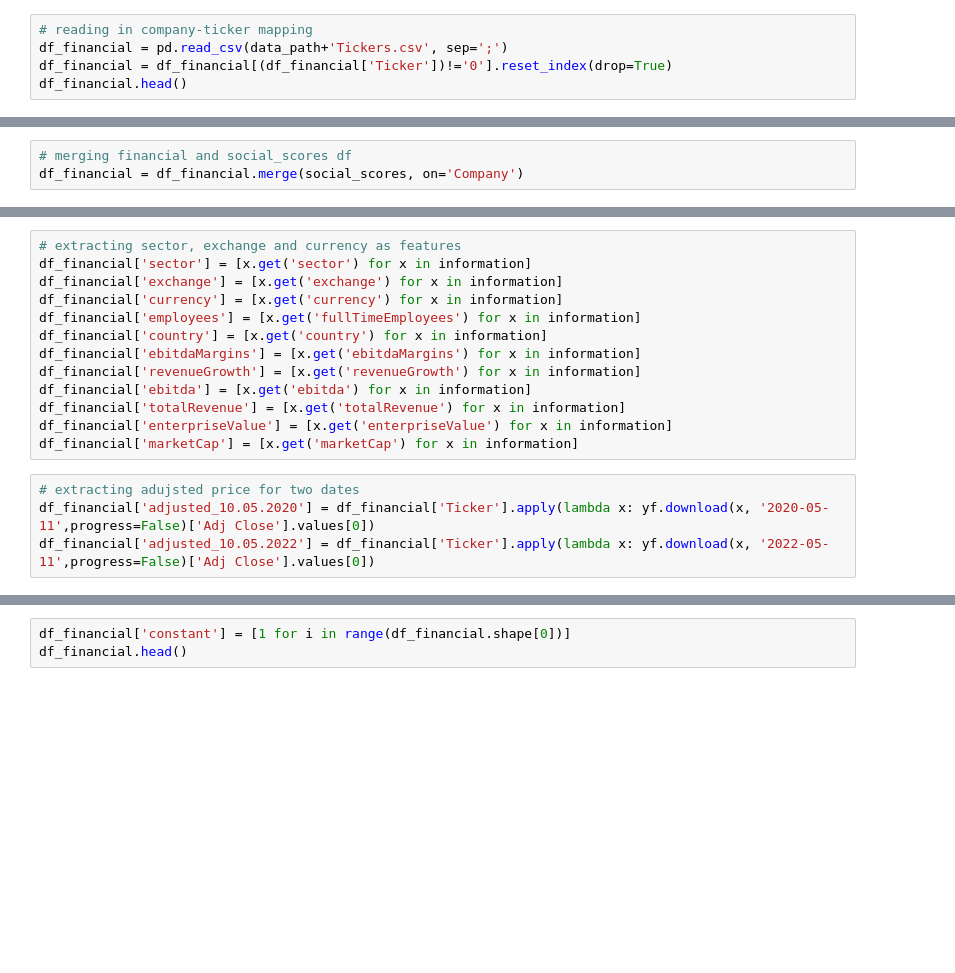
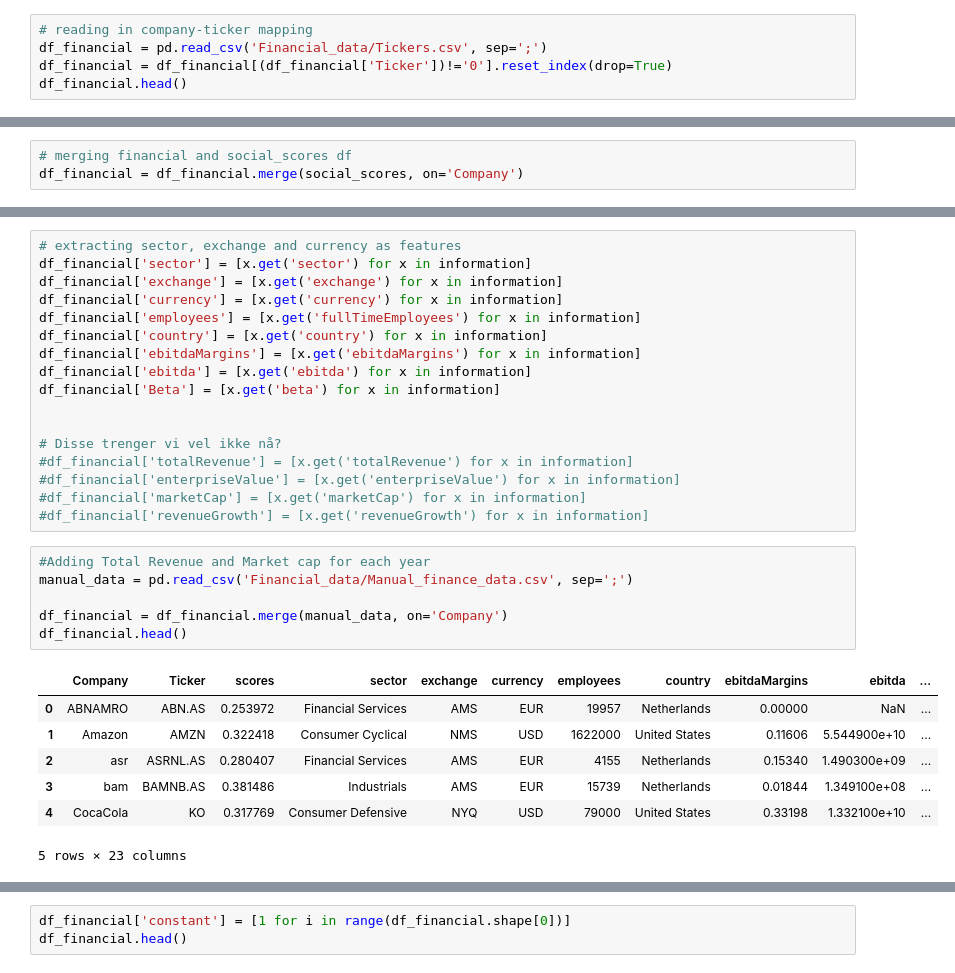
Before and after one commit to benjaminrike1/social_score, a Jupyter notebook: financial_model.ipynb, the cells around one changed output, grey strips where cells are left out. Saved outputs shown, nothing was run; the diff lists cells and outputs as text; blank space fills up the shorter version.

```diff
--- a/financial_model.ipynb
+++ b/financial_model.ipynb
@@ -43,7 +43,7 @@ data_path = ''
 social_scores = pd.read_csv(data_path+'social_scores.csv', index_col=0)
 # %%
 # reading in company-ticker mapping
-df_financial = pd.read_csv(data_path+'Tickers.csv', sep=';')
+df_financial = pd.read_csv('Financial_data/Tickers.csv', sep=';')
 df_financial = df_financial[(df_financial['Ticker'])!='0'].reset_index(drop=True)
 df_financial.head()
 # %% [output]
@@ -70,12 +95,26 @@ df_financial['currency'] = [x.get('currency') for x in information]
 df_financial['employees'] = [x.get('fullTimeEmployees') for x in information]
 df_financial['country'] = [x.get('country') for x in information]
 df_financial['ebitdaMargins'] = [x.get('ebitdaMargins') for x in information]
-df_financial['revenueGrowth'] = [x.get('revenueGrowth') for x in information]
 df_financial['ebitda'] = [x.get('ebitda') for x in information]
-df_financial['totalRevenue'] = [x.get('totalRevenue') for x in information]
-df_financial['enterpriseValue'] = [x.get('enterpriseValue') for x in information]
-df_financial['marketCap'] = [x.get('marketCap') for x in information]
+df_financial['Beta'] = [x.get('beta') for x in information]
+
+
+# Disse trenger vi vel ikke nå?
+#df_financial['totalRevenue'] = [x.get('totalRevenue') for x in information]
+#df_financial['enterpriseValue'] = [x.get('enterpriseValue') for x in information]
+#df_financial['marketCap'] = [x.get('marketCap') for x in information]
+#df_financial['revenueGrowth'] = [x.get('revenueGrowth') for x in information]
-# %%
-# extracting adujsted price for two dates
-df_financial['adjusted_10.05.2020'] = df_financial['Ticker'].apply(lambda x: yf.download(x, '2020-05-11',progress=False)['Adj Close'].values[0])
-df_financial['adjusted_10.05.2022'] = df_financial['Ticker'].apply(lambda x: yf.download(x, '2022-05-11',progress=False)['Adj Close'].values[0])
+# %%
+#Adding Total Revenue and Market cap for each year
+manual_data = pd.read_csv('Financial_data/Manual_finance_data.csv', sep=';')
+
+df_financial = df_financial.merge(manual_data, on='Company')
+df_financial.head()
+# %% [output]
+|  | Company | Ticker | scores | sector | exchange | currency | employees | country | ebitdaMargins | ebitda | ... |
+| 0 | ABNAMRO | ABN.AS | 0.253972 | Financial Services | AMS | EUR | 19957 | Netherlands | 0.00000 | NaN | ... |
+| 1 | Amazon | AMZN | 0.322418 | Consumer Cyclical | NMS | USD | 1622000 | United States | 0.11606 | 5.544900e+10 | ... |
+| 2 | asr | ASRNL.AS | 0.280407 | Financial Services | AMS | EUR | 4155 | Netherlands | 0.15340 | 1.490300e+09 | ... |
+| 3 | bam | BAMNB.AS | 0.381486 | Industrials | AMS | EUR | 15739 | Netherlands | 0.01844 | 1.349100e+08 | ... |
+| 4 | CocaCola | KO | 0.317769 | Consumer Defensive | NYQ | USD | 79000 | United States | 0.33198 | 1.332100e+10 | ... |
+5 rows × 23 columns
```
Also changed, not shown: parts of 10 cells of this notebook, 8 other files.
